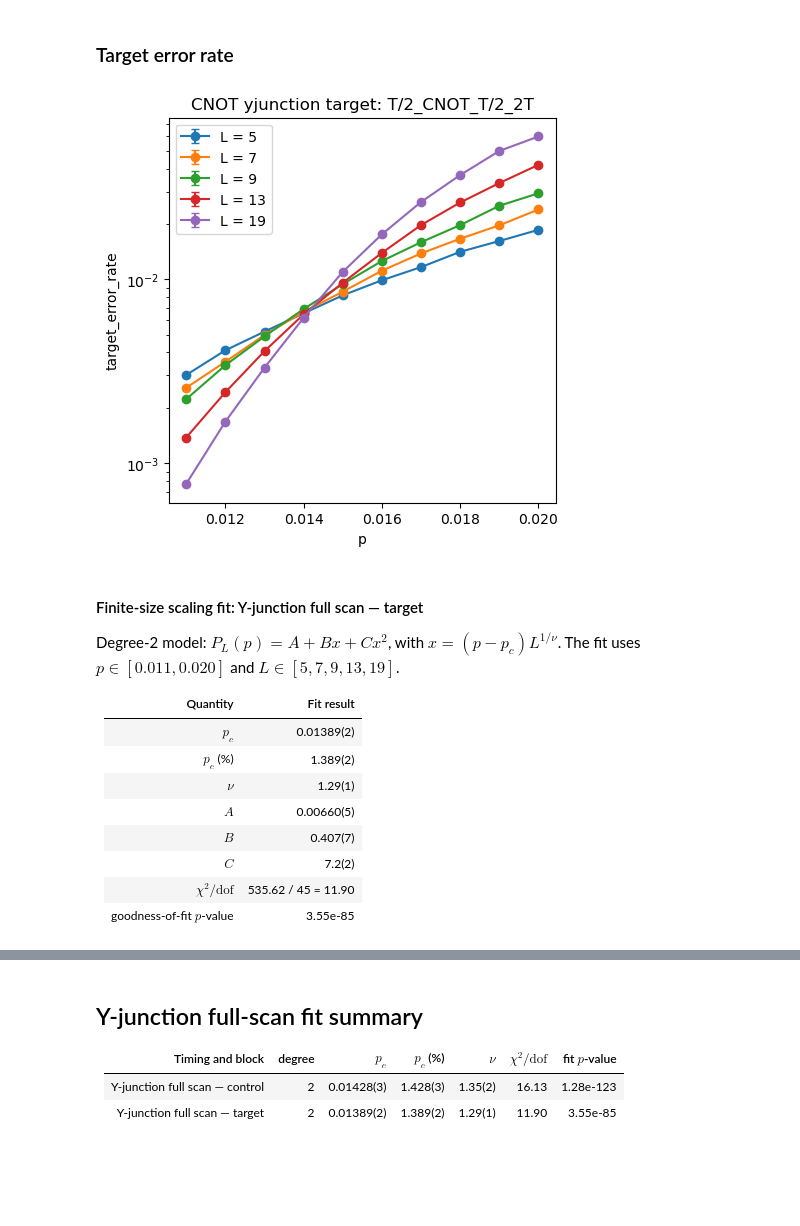
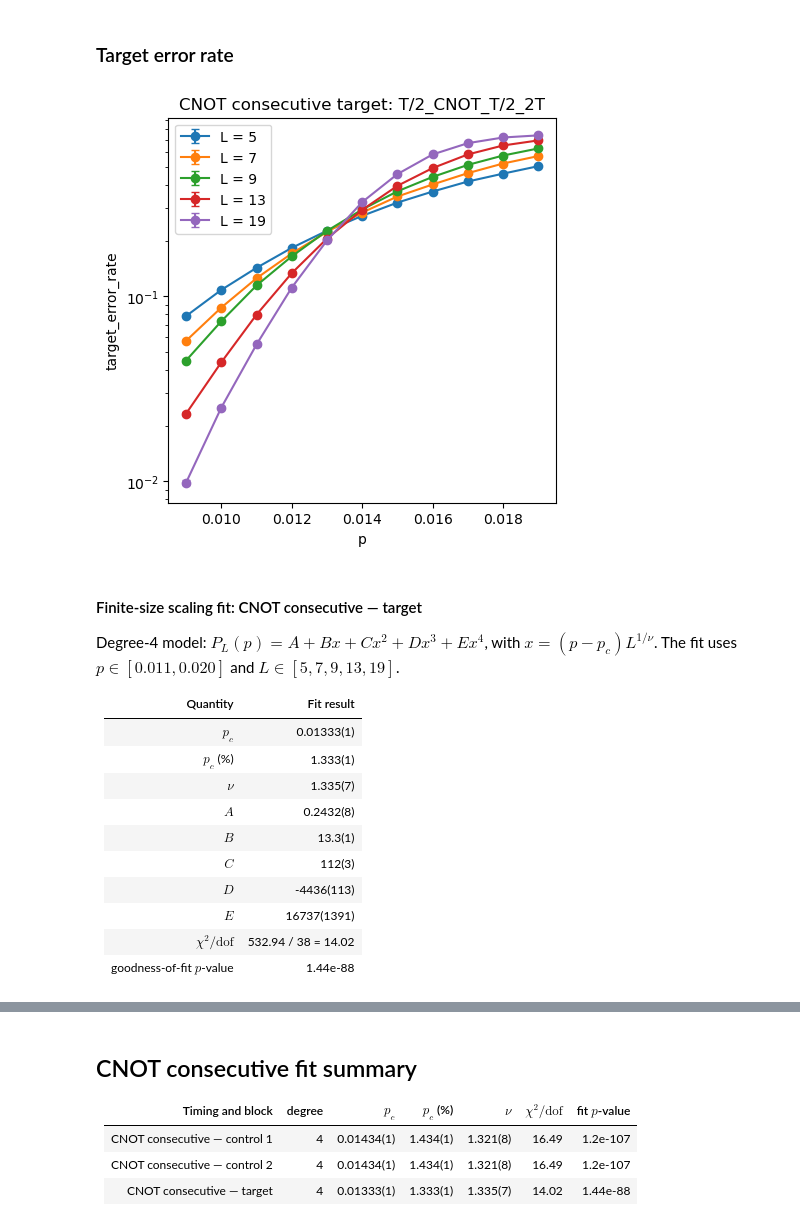
Before and after one commit to njvincent/mp-decoder, a Jupyter notebook: notebooks/cnot_primitive_consecutive_analysis.ipynb, the cells around one changed output, grey strips where cells are left out. Saved outputs shown, nothing was run; the diff lists cells and outputs as text; code cells hidden in the pictures; blank space fills up the shorter version.

```diff
--- a/notebooks/cnot_primitive_consecutive_analysis.ipynb
+++ b/notebooks/cnot_primitive_consecutive_analysis.ipynb
@@ -113,16 +125,16 @@ plot_rate_scan(
 # %%
 plot_rate_scan(
     full_scan,
-    rate_name="control",
-    title="CNOT yjunction control: T/2_CNOT_T/2_2T",
-    ylabel="control_error_rate",
+    rate_name="control_1",
+    title="CNOT consecutive control 1: T_CNOT_T_CNOT_T_2T",
+    ylabel="control_1_error_rate",
 )
 
-fit_yjunction_control = fit_finite_size_scaling(
+fit_consecutive_control_1 = fit_finite_size_scaling(
     full_scan,
-    rate_name="control",
-    label="Y-junction full scan — control",
+    rate_name="control_1",
+    label="CNOT consecutive — control 1",
     polynomial_degree=fit_degree,
 )
-display_finite_size_scaling_fit(fit_yjunction_control, "control_error_rate")
+display_finite_size_scaling_fit(fit_consecutive_control_1, "control_1_error_rate")
 # %% [output]
@@ -145,0 +162,15 @@ Degree-2 model: $P_L(p)=A+Bx+Cx^{2}$, with $x=(p-p_c)L^{1/\nu}$. The fit uses $p
+# %%
+plot_rate_scan(
+    full_scan,
+    rate_name="control_2",
+    title="CNOT consecutive control 2: T_CNOT_T_CNOT_T_2T",
+    ylabel="control_1_error_rate",
+)
+
+fit_consecutive_control_2 = fit_finite_size_scaling(
+    full_scan,
+    rate_name="control_2",
+    label="CNOT consecutive — control 2",
+    polynomial_degree=fit_degree,
+)
+display_finite_size_scaling_fit(fit_consecutive_control_2, "control_2_error_rate")
@@ -148,35 +199,37 @@ Degree-2 model: $P_L(p)=A+Bx+Cx^{2}$, with $x=(p-p_c)L^{1/\nu}$. The fit uses $p
 # %%
 plot_rate_scan(
     full_scan,
     rate_name="target",
-    title="CNOT yjunction target: T/2_CNOT_T/2_2T",
+    title="CNOT consecutive target: T/2_CNOT_T/2_2T",
     ylabel="target_error_rate",
 )
 
-fit_yjunction_target = fit_finite_size_scaling(
+fit_consecutive_target = fit_finite_size_scaling(
     full_scan,
     rate_name="target",
-    label="Y-junction full scan — target",
+    label="CNOT consecutive — target",
     polynomial_degree=fit_degree,
 )
-display_finite_size_scaling_fit(fit_yjunction_target, "target_error_rate")
+display_finite_size_scaling_fit(fit_consecutive_target, "target_error_rate")
 display_fit_summary(
-    [fit_yjunction_control, fit_yjunction_target],
-    title="Y-junction full-scan fit summary",
+    [fit_consecutive_control_1, fit_consecutive_control_2, fit_consecutive_target],
+    title="CNOT consecutive fit summary",
 )
 # %% [output]
-[figure, old version]
+[figure, new version]
-#### Finite-size scaling fit: Y-junction full scan — target
+#### Finite-size scaling fit: CNOT consecutive — target
 
-Degree-2 model: $P_L(p)=A+Bx+Cx^{2}$, with $x=(p-p_c)L^{1/\nu}$. The fit uses $p \in [0.011, 0.020]$ and $L \in [5, 7, 9, 13, 19]$.
+Degree-4 model: $P_L(p)=A+Bx+Cx^{2}+Dx^{3}+Ex^{4}$, with $x=(p-p_c)L^{1/\nu}$. The fit uses $p \in [0.011, 0.020]$ and $L \in [5, 7, 9, 13, 19]$.
 
 | Quantity | Fit result |
 |---|---:|
-| $p_c$ | 0.01389(2) |
-| $p_c$ (%) | 1.389(2) |
-| $\nu$ | 1.29(1) |
-| $A$ | 0.00660(5) |
-| $B$ | 0.407(7) |
-| $C$ | 7.2(2) |
-| $\chi^2 / \mathrm{dof}$ | 535.62 / 45 = 11.90 |
-| goodness-of-fit $p$-value | 3.55e-85 |
+| $p_c$ | 0.01333(1) |
+| $p_c$ (%) | 1.333(1) |
+| $\nu$ | 1.335(7) |
+| $A$ | 0.2432(8) |
+| $B$ | 13.3(1) |
+| $C$ | 112(3) |
+| $D$ | -4436(113) |
+| $E$ | 16737(1391) |
+| $\chi^2 / \mathrm{dof}$ | 532.94 / 38 = 14.02 |
+| goodness-of-fit $p$-value | 1.44e-88 |
@@ -185,6 +238,7 @@ Degree-2 model: $P_L(p)=A+Bx+Cx^{2}$, with $x=(p-p_c)L^{1/\nu}$. The fit uses $p
-## Y-junction full-scan fit summary
+## CNOT consecutive fit summary
 
 | Timing and block | degree | $p_c$ | $p_c$ (%) | $\nu$ | $\chi^2 / \mathrm{dof}$ | fit $p$-value |
 |---|---:|---:|---:|---:|---:|---:|
-| Y-junction full scan — control | 2 | 0.01428(3) | 1.428(3) | 1.35(2) | 16.13 | 1.28e-123 |
-| Y-junction full scan — target | 2 | 0.01389(2) | 1.389(2) | 1.29(1) | 11.90 | 3.55e-85 |
+| CNOT consecutive — control 1 | 4 | 0.01434(1) | 1.434(1) | 1.321(8) | 16.49 | 1.2e-107 |
+| CNOT consecutive — control 2 | 4 | 0.01434(1) | 1.434(1) | 1.321(8) | 16.49 | 1.2e-107 |
+| CNOT consecutive — target | 4 | 0.01333(1) | 1.333(1) | 1.335(7) | 14.02 | 1.44e-88 |
```
Also changed, not shown: parts of 14 cells of this notebook.
